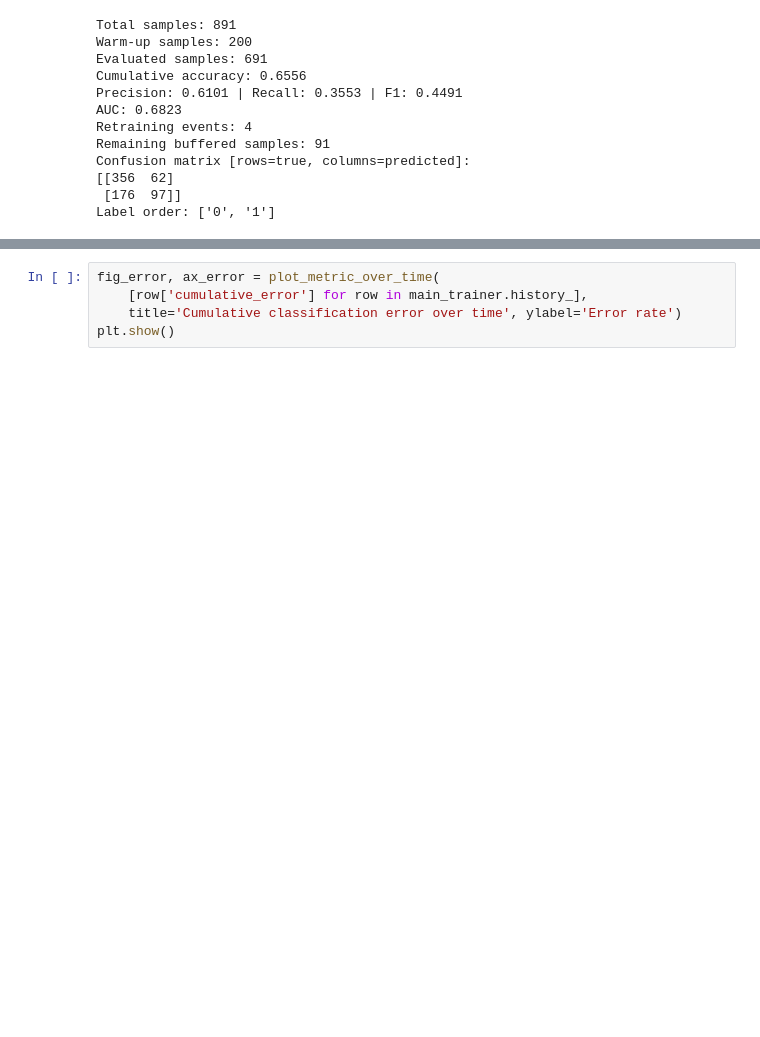
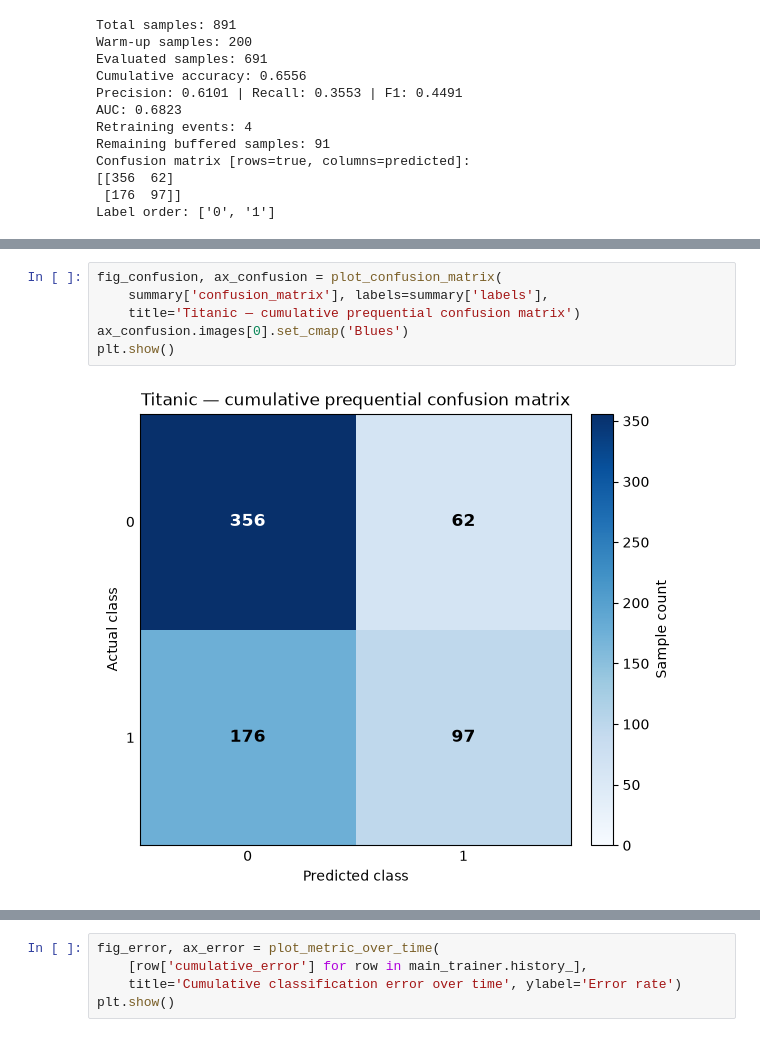
Before and after one commit to Sarthak-1999/Morpheus-Assignment-2.1-Programming-Task-1-, a Jupyter notebook: demo/stream_demo.ipynb, the cells around one changed output, grey strips where cells are left out. Saved outputs shown, nothing was run; the diff lists cells and outputs as text; blank space fills up the shorter version.

Commit message:
Added coloured confusion matrix visualisation to streaming demo

```diff
--- a/demo/stream_demo.ipynb
+++ b/demo/stream_demo.ipynb
@@ -165,3 +170,11 @@ Label order: ['0', '1']
+# %%
+fig_confusion, ax_confusion = plot_confusion_matrix(
+    summary['confusion_matrix'], labels=summary['labels'],
+    title='Titanic — cumulative prequential confusion matrix')
+ax_confusion.images[0].set_cmap('Blues')
+plt.show()
+# %% [output]
+[figure, added]
 # %%
 fig_dashboard, dashboard_axes = plot_stream_dashboard(
     main_trainer.history_, title='Titanic — streaming decision tree, buffer=200')
```
Also changed, not shown: parts of 7 cells of this notebook, 2 other files.
